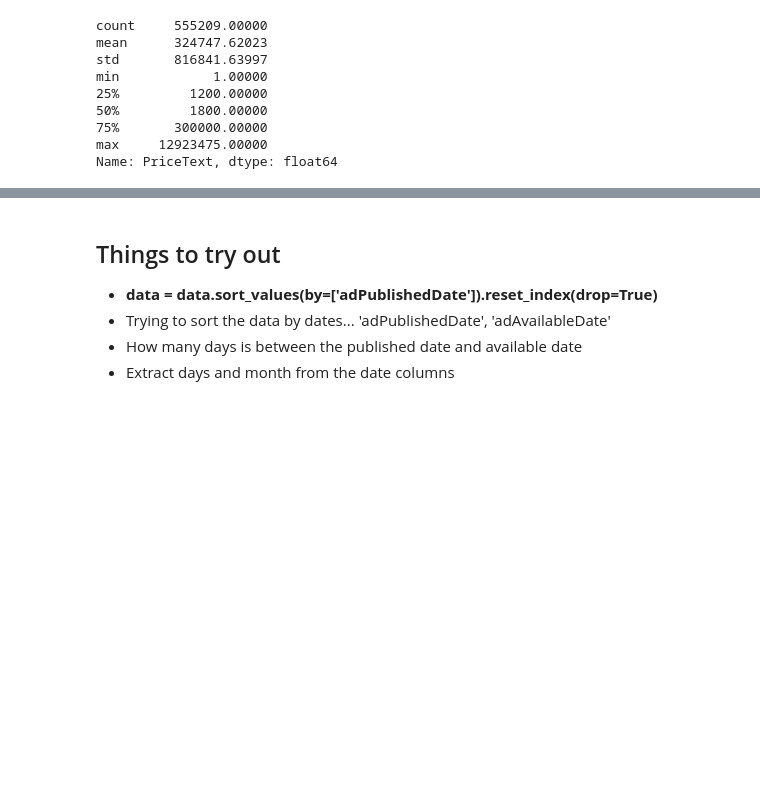
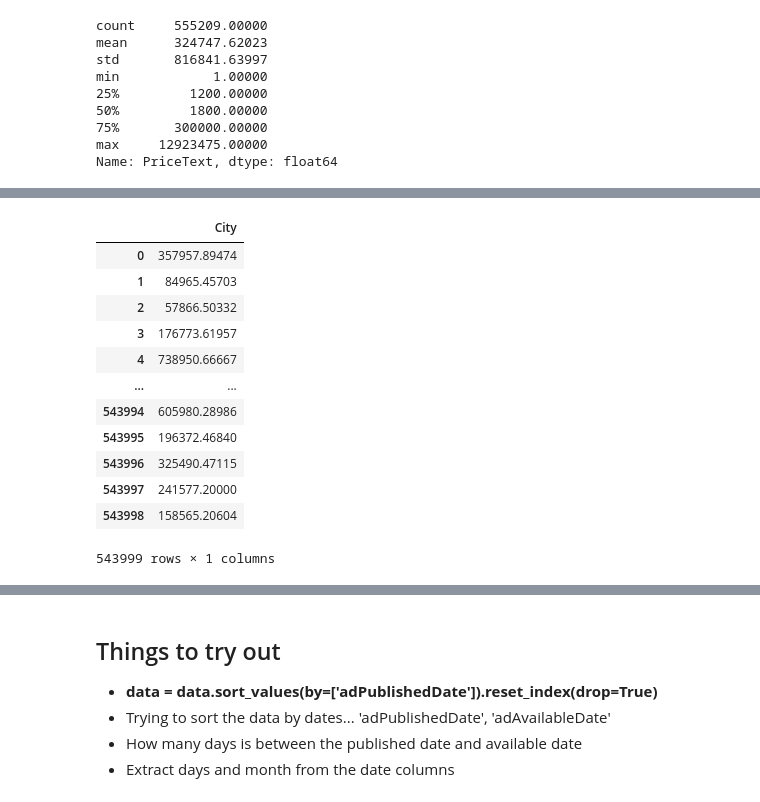
Before and after one commit to michaji/Housing_Project, a Jupyter notebook: Housing.ipynb, the cells around one changed output, grey strips where cells are left out. Saved outputs shown, nothing was run; the diff lists cells and outputs as text; code cells hidden in the pictures; blank space fills up the shorter version.

```diff
--- a/Housing.ipynb
+++ b/Housing.ipynb
@@ -317,0 +372,17 @@ Text(0.5, 0, 'Sample')
+# %%
+#Fit and Transform Train Data
+encoder.fit_transform(City,data['PriceText'])
+# %% [output]
+|  | City |
+| 0 | 357957.89474 |
+| 1 | 84965.45703 |
+| 2 | 57866.50332 |
+| 3 | 176773.61957 |
+| 4 | 738950.66667 |
+| ... | ... |
+| 543994 | 605980.28986 |
+| 543995 | 196372.46840 |
+| 543996 | 325490.47115 |
+| 543997 | 241577.20000 |
+| 543998 | 158565.20604 |
+543999 rows × 1 columns
```
Also changed, not shown: parts of 33 cells of this notebook.
